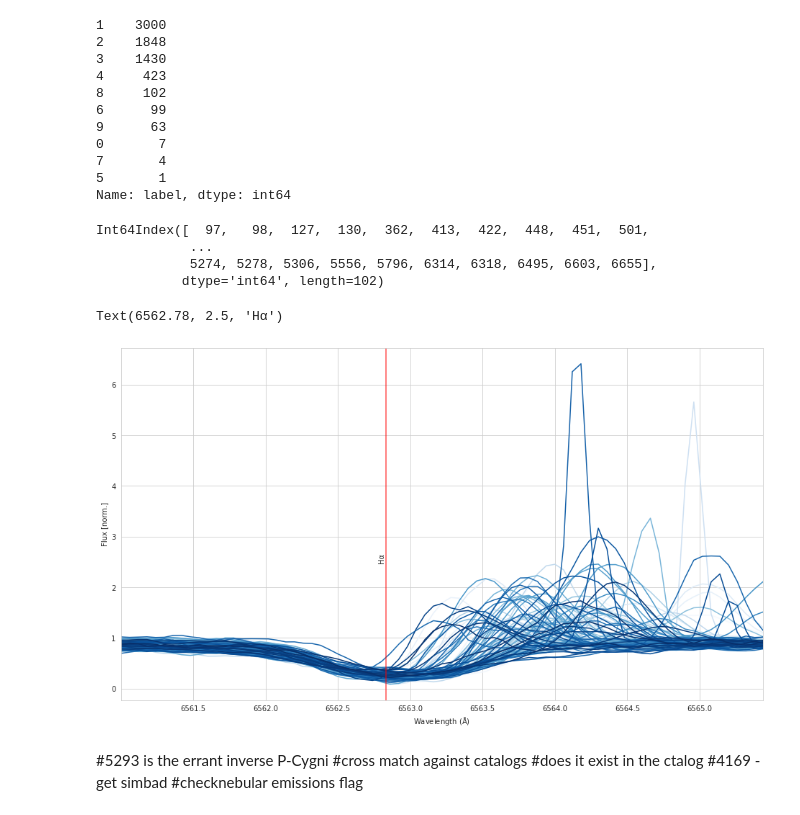
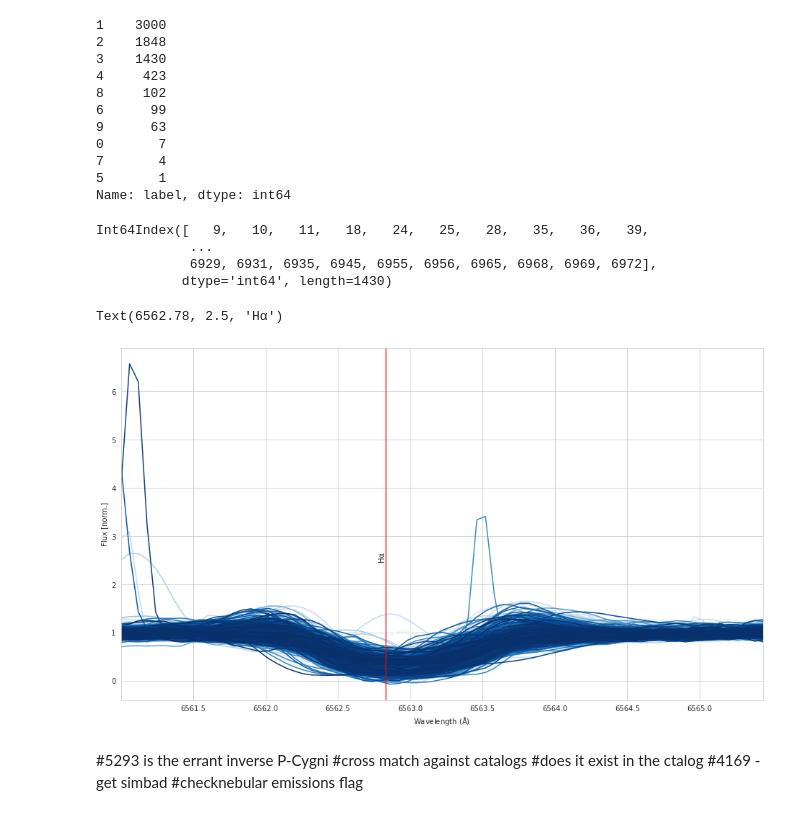
Before and after one commit to PravNJ/PCT-stars-GALAH, a Jupyter notebook: dtw-agglo-clustering.ipynb, the cells around one changed output. Saved outputs shown, nothing was run; the diff lists cells and outputs as text; code cells hidden in the pictures.

```diff
--- a/dtw-agglo-clustering.ipynb
+++ b/dtw-agglo-clustering.ipynb
@@ -48,6 +52,6 @@ def my_fastdtw(spec1, spec2):
     return fastdtw.fastdtw(spec1, spec2)[0]
 # %%
 #Reads saved distances
-#hf_dtwdistance = h5py.File("/home/pravn/Dropbox/Masters/Research Data/dtw_distances_halpha.h5","r")
+hf_dtwdistance = h5py.File("/home/pravn/Dropbox/Masters/Research Data/dtw_distances_halpha.h5","r")
 # %%
-#distance_matrix_square_form= np.array(hf_dtwdistance["dtw_distance"])
+distance_matrix_square_form= np.array(hf_dtwdistance["dtw_distance"])
@@ -59,3 +71,0 @@ distance_matrix = sd.pdist(df_masked_np, my_fastdtw) #O(N^2)
-# %%
-#Creates square form of calculated distances
-distance_matrix_square_form = sd.squareform(distance_matrix)
@@ -189,23 +193,23 @@ df_masked["label"].value_counts()
 5       1
 Name: label, dtype: int64
 # %%
-CLASS = 8
+CLASS = 3
 df_masked_label = df_masked.loc[df_masked["label"]==CLASS]
 print(df_masked_label.index)
 ax = (df_masked.loc[df_masked['label'] == CLASS].drop(columns=['label','sobject_id']).T).plot(
     legend=False,
     xlabel = "Wavelength ($\mathrm{\AA}$)",
     ylabel = "Flux [norm.]",
     #xticks = wl_grid[PLOT_MASK],
     xlim = (wl_grid[PLOT_MASK].min(),wl_grid[PLOT_MASK].max()),
     colormap = "Blues"
     )
 halpha_line = ax.axvline(x=6562.83, color='red', label="coral", alpha=0.7)
 ax.text(6562.78,2.5,"Hα", rotation=90)
 # %% [output]
-Int64Index([  97,   98,  127,  130,  362,  413,  422,  448,  451,  501,
+Int64Index([   9,   10,   11,   18,   24,   25,   28,   35,   36,   39,
             ...
-            5274, 5278, 5306, 5556, 5796, 6314, 6318, 6495, 6603, 6655],
-           dtype='int64', length=102)
+            6929, 6931, 6935, 6945, 6955, 6956, 6965, 6968, 6969, 6972],
+           dtype='int64', length=1430)
 Text(6562.78, 2.5, 'Hα')
-[figure, old version]
+[figure, new version]
```
Also changed, not shown: parts of 11 cells of this notebook, 2 other files.
